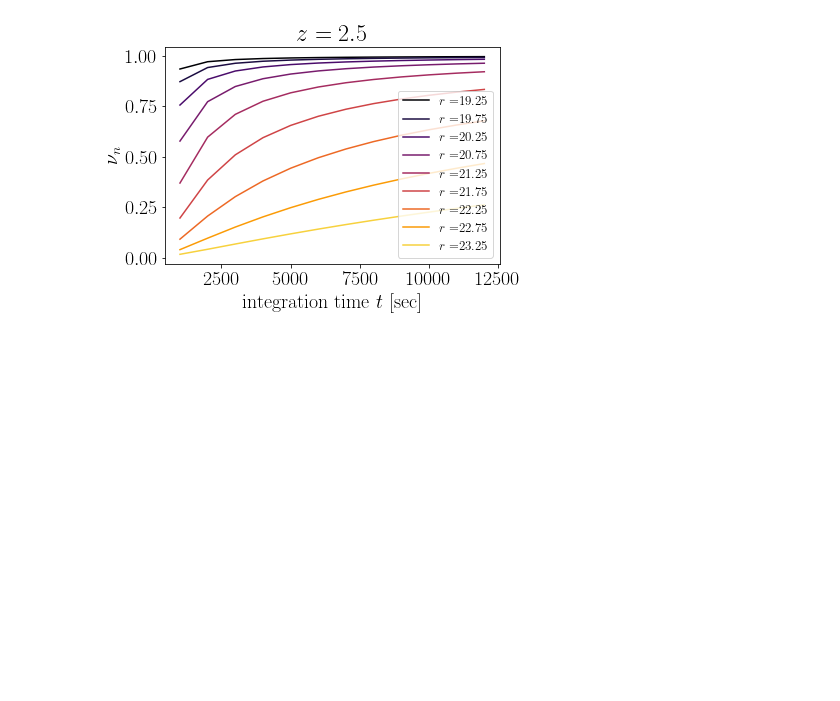
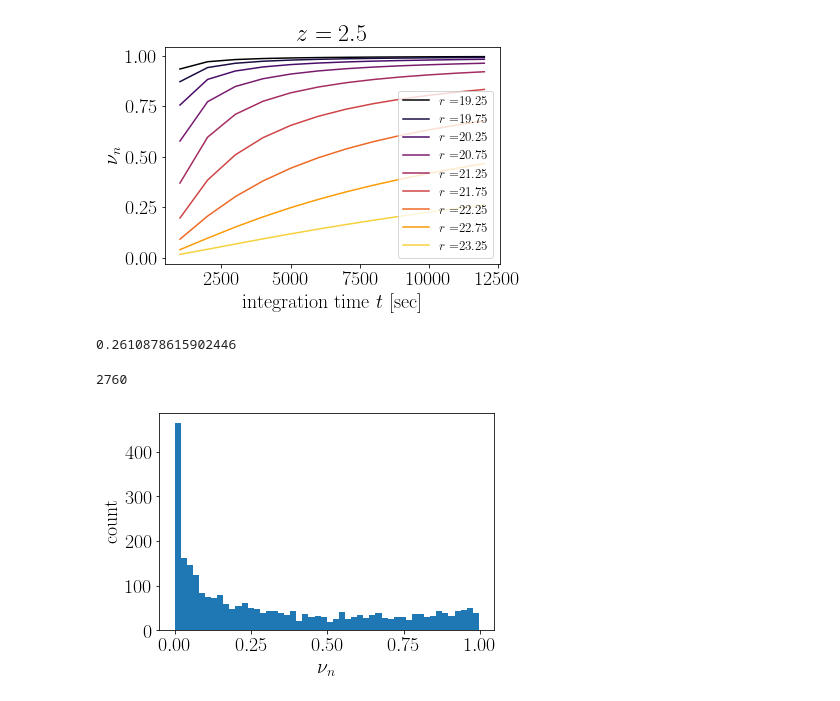
Before and after one commit to mishra-n/DESI-II-LyaProjections, a Jupyter notebook: Test.ipynb, the cells around one changed output. Saved outputs shown, nothing was run; the diff lists cells and outputs as text; code cells hidden in the pictures; blank space fills up the shorter version.

```diff
--- a/Test.ipynb
+++ b/Test.ipynb
@@ -104,3 +104,27 @@ plt.ylabel(r'$\nu_{n}$')
 plt.show()
 # %% [output]
 [figure]
+# %%
+DESI1.v_n(4000, 19.25, 2, k=0.1, SNR=2)
+# %% [output]
+0.2610878615902446
+# %%
+from astropy.table import Table
+
+tt=Table.read('lya-snr-guadalupe.fits')
+
+qso=tt[ (tt['Z']>2.4)&(tt['Z']<2.6) ]
+# %% [output]
+2760
+# %%
+nu_n_guad = np.zeros(shape=len(qso))
+
+for i, item in enumerate(qso):
+    nu_n_guad[i] = DESI1.v_n(4000, 22.25, item['Z'], k=0.1, SNR=item['SNR'])
+# %%
+plt.hist(nu_n_guad, bins=50)
+plt.xlabel(r'$\nu_{n}$')
+plt.ylabel('count')
+plt.show()
+# %% [output]
+[figure, added]
```
Also changed, not shown: parts of 1 cell of this notebook, 3 other files.
